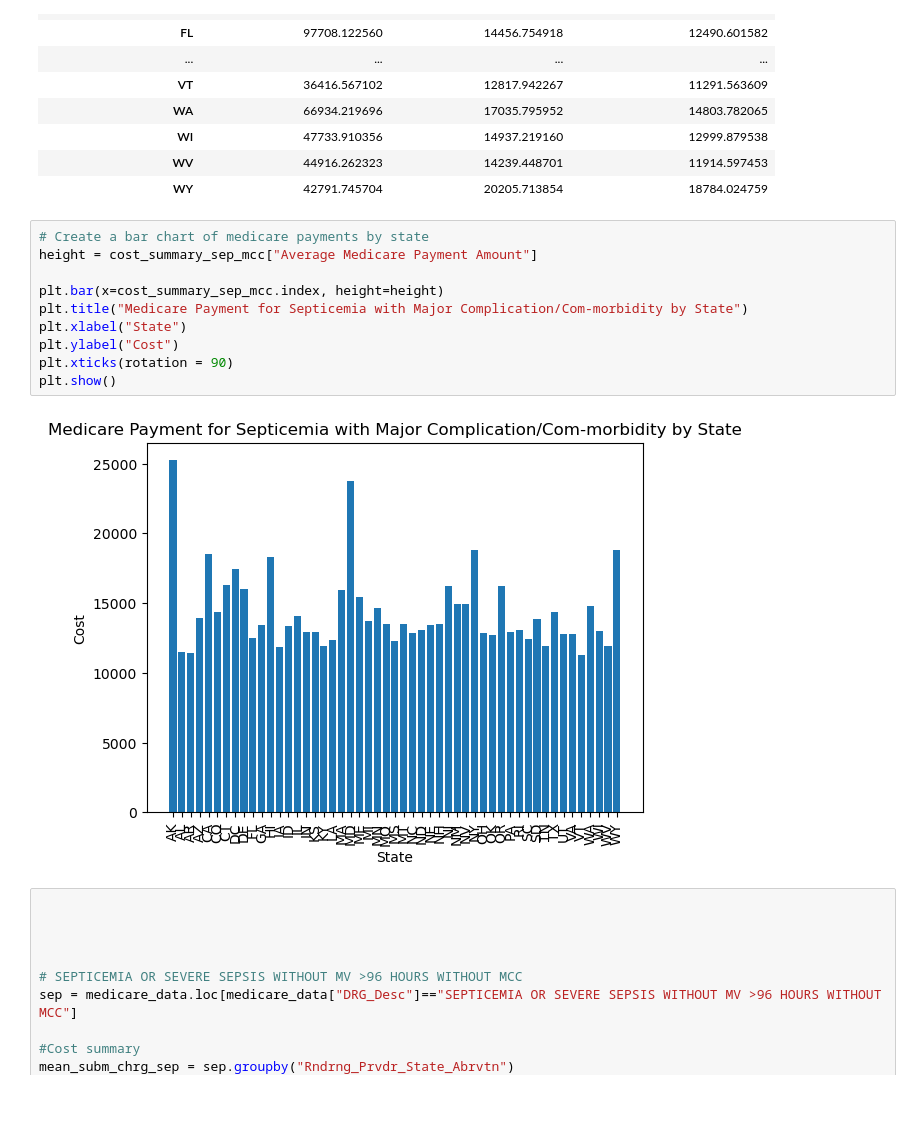
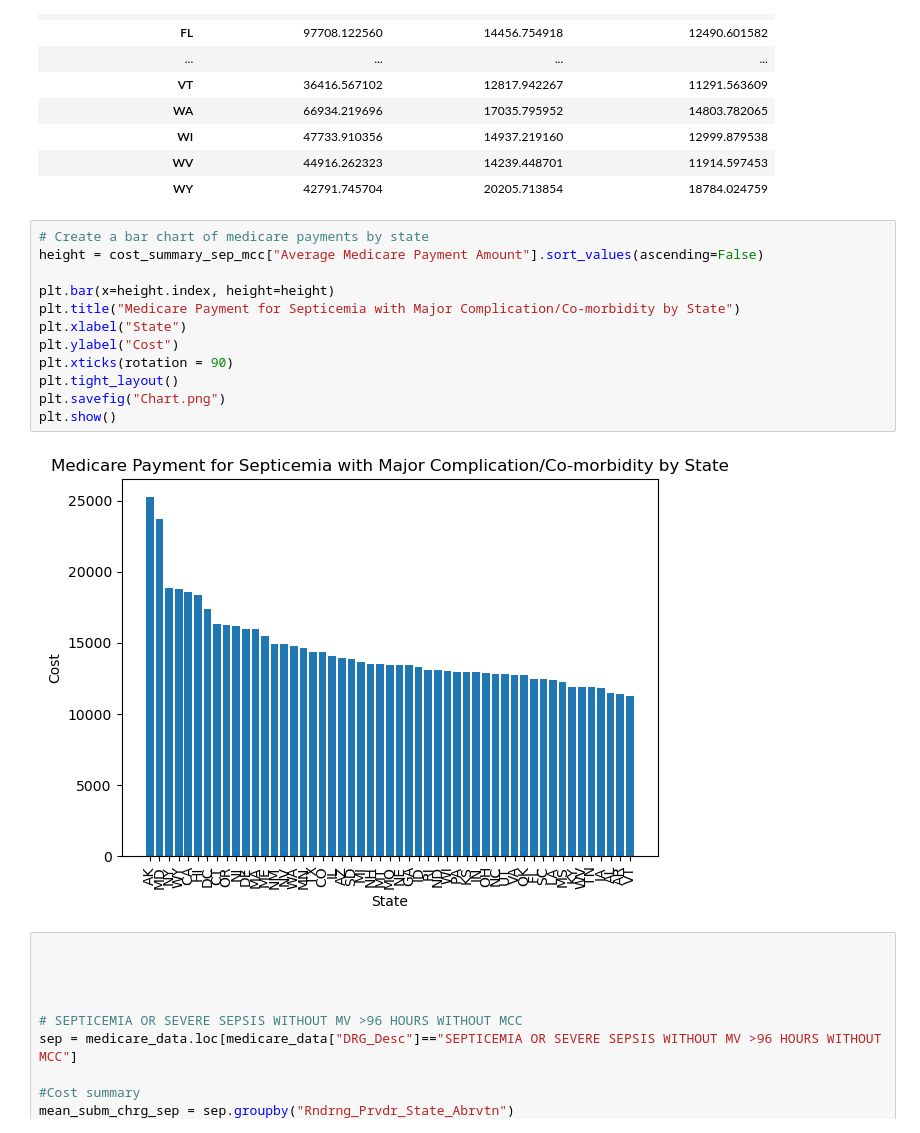
Before and after one commit to kgndirangu/project1, a Jupyter notebook: medicare.ipynb, the cells around one changed output. Drawn from its saved outputs; the diff is of its cells as text; blank space fills up the shorter version.

```diff
--- a/medicare.ipynb
+++ b/medicare.ipynb
@@ -135,16 +181,18 @@ cost_summary_sep_mcc
 | WY | 42791.745704 | 20205.713854 | 18784.024759 |
 # %%
 # Create a bar chart of medicare payments by state
-height = cost_summary_sep_mcc["Average Medicare Payment Amount"]
+height = cost_summary_sep_mcc["Average Medicare Payment Amount"].sort_values(ascending=False)
 
-plt.bar(x=cost_summary_sep_mcc.index, height=height)
-plt.title("Medicare Payment for Septicemia with Major Complication/Com-morbidity by State")
+plt.bar(x=height.index, height=height)
+plt.title("Medicare Payment for Septicemia with Major Complication/Co-morbidity by State")
 plt.xlabel("State")
 plt.ylabel("Cost")
 plt.xticks(rotation = 90)
+plt.tight_layout()
+plt.savefig("Chart.png")
 plt.show()
 # %% [output]
-[figure, old version]
+[figure, new version]
 # %%
 
 
```
Also changed, not shown: parts of 7 cells of this notebook, 2 other files.
